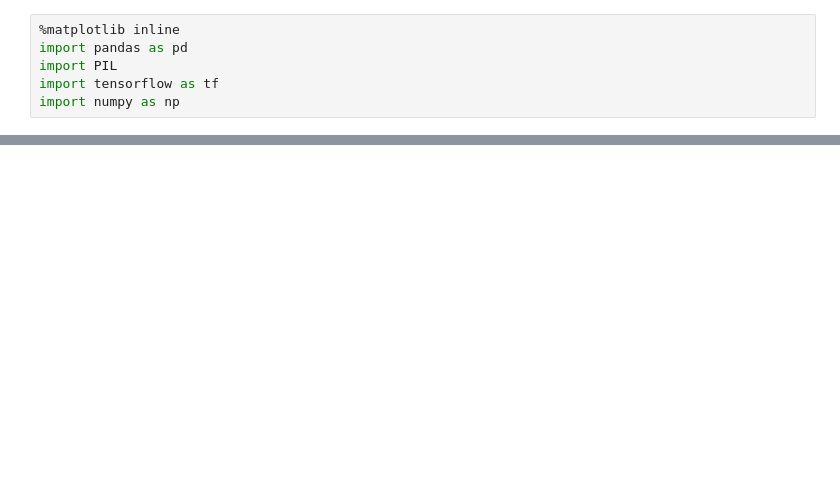
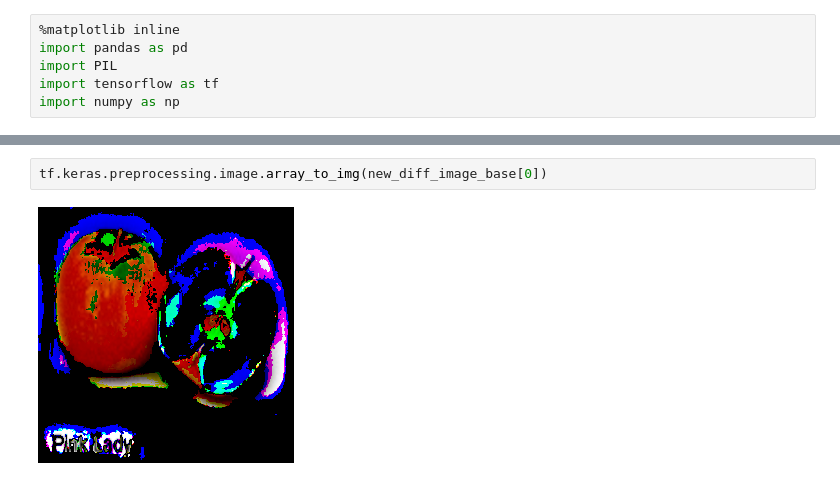
Before and after one commit to pinjutien/DeepExplain, a Jupyter notebook: examples/gan_keras_model_explain.ipynb, the cells around one changed output, grey strips where cells are left out. Drawn from its saved outputs; the diff is of its cells as text; blank space fills up the shorter version.

```diff
--- a/examples/gan_keras_model_explain.ipynb
+++ b/examples/gan_keras_model_explain.ipynb
@@ -113,0 +281,4 @@ for i in range(nrows):
+# %%
+tf.keras.preprocessing.image.array_to_img(new_diff_image_base[0])
+# %% [output]
+[figure, added]
```
Also changed, not shown: parts of 16 cells of this notebook, 1 other file.
